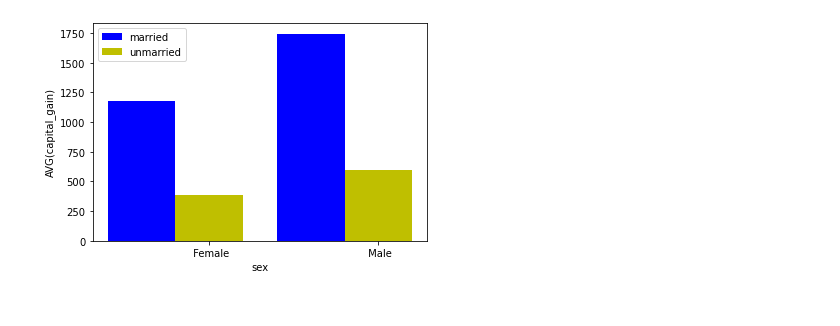
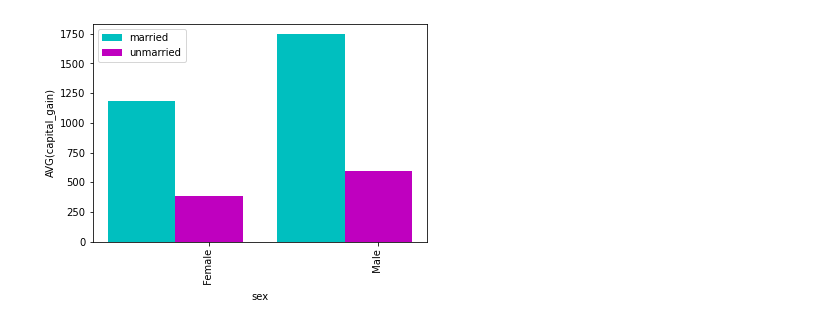
Before and after one commit to piushag/seeDB, a Jupyter notebook: seeDb_test_Apoorva.ipynb, the cells around one changed output. Cells and saved outputs as stored; diff of their text form; code cells hidden in the pictures.

```diff
--- a/seeDb_test_Apoorva.ipynb
+++ b/seeDb_test_Apoorva.ipynb
@@ -27,32 +27,32 @@ curs = con.cursor()
 # %%
 curs.execute("""create or replace view married as
                    select * from census where marital_status in (' Married-AF-spouse', ' Married-civ-spouse', ' Married-spouse-absent',' Separated');
            create or replace view unmarried as
                    select * from census where marital_status in (' Never-married', ' Widowed',' Divorced');""")
 con.commit()
 
 curs.execute("select sex, avg(capital_gain) from married group by sex;")
 target = curs.fetchall()
 
 curs.execute("select sex, avg(capital_gain) from unmarried group by sex;")
 reference = curs.fetchall()
 
 def create_plot(afm, reference, target):
     group_attr,function, measure = afm
     plt.subplots()
-    graph1 = plt.bar(np.arange(len(target)), target.values(), 0.4, color = 'b', label = 'married')
-    graph2 = plt.bar(np.arange(len(target))+0.4, reference.values(), 0.4, color = 'y', label = 'unmarried')
+    graph1 = plt.bar(np.arange(len(target)), target.values(), 0.4, color = 'c', label = 'married')
+    graph2 = plt.bar(np.arange(len(target))+0.4, reference.values(), 0.4, color = 'm', label = 'unmarried')
 
     plt.xlabel('{}'.format(group_attr))
     plt.ylabel('{}({})'.format(function, measure))
-    plt.xticks(np.arange(len(target))+0.4, target.keys())
+    plt.xticks(np.arange(len(target))+0.4, target.keys(), rotation=90)
     plt.legend()
 
     plt.show()
 
 afm_plot = ('sex', 'AVG', 'capital_gain')
 create_plot(afm_plot, dict(reference), dict(target))
 # %% [output]
-[figure, old version]
+[figure, new version]
 # %%
 def normalize(data):
```
Also changed, not shown: parts of 17 cells of this notebook.
